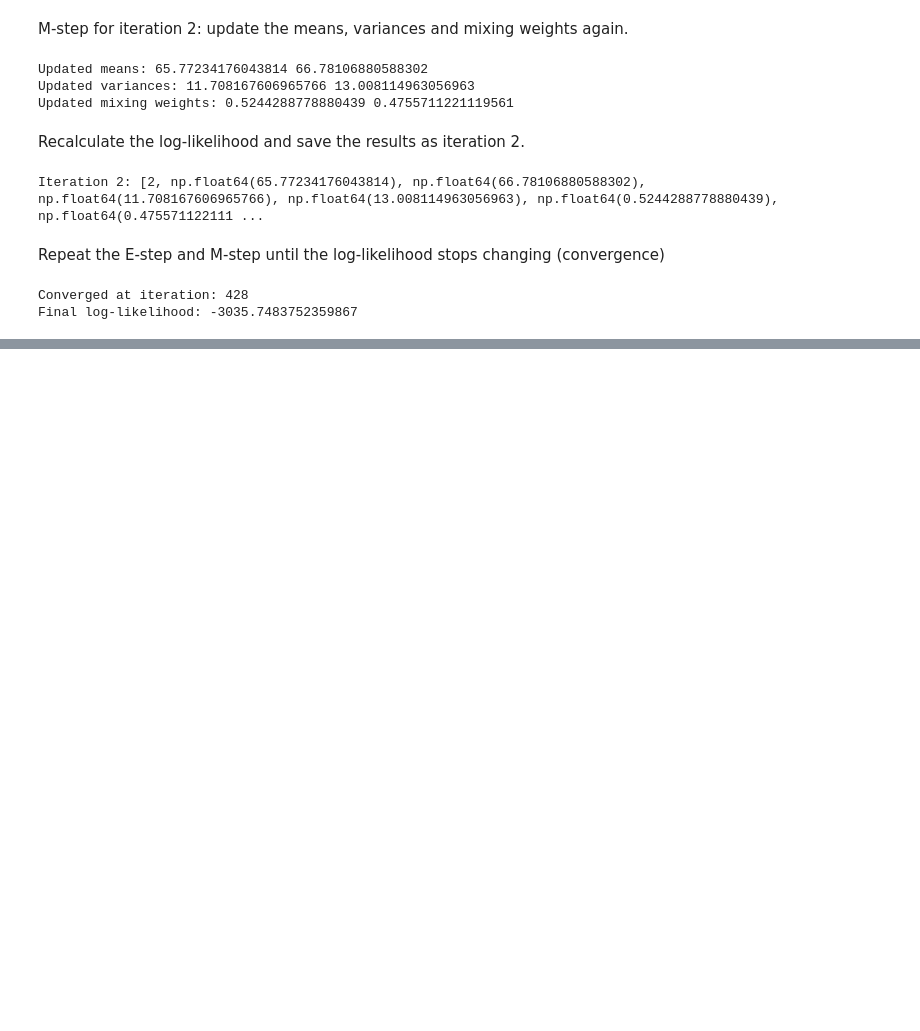
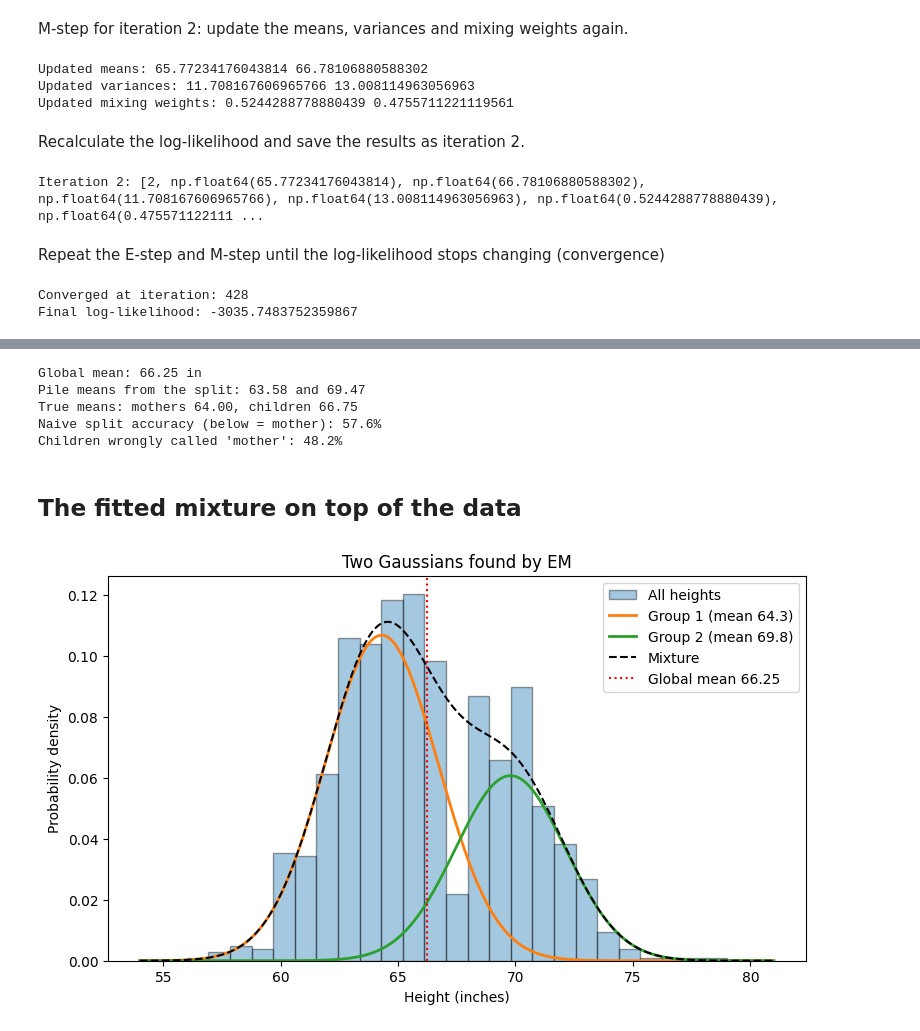
Before and after one commit to Bonesha-5/Group4_Formative3_Assignment, a Jupyter notebook: EM_algorithm.ipynb, the cells around one changed output, grey strips where cells are left out. Drawn from its saved outputs; the diff is of its cells as text; code cells hidden in the pictures; blank space fills up the shorter version.

```diff
--- a/EM_algorithm.ipynb
+++ b/EM_algorithm.ipynb
@@ -452,0 +495,39 @@ Final log-likelihood: -3035.7483752359867
+# %%
+true_labels = np.concatenate((np.zeros(len(mothers)), np.ones(len(children))))   # 0 = mother, 1 = child
+global_mean = np.mean(heights)
+
+below = heights[heights < global_mean]
+above = heights[heights >= global_mean]
+naive_pred = (heights >= global_mean).astype(int)
+
+print(f"Global mean: {global_mean:.2f} in")
+print(f"Pile means from the split: {below.mean():.2f} and {above.mean():.2f}")
+print(f"True means: mothers {mothers.mean():.2f}, children {children.mean():.2f}")
+print(f"Naive split accuracy (below = mother): {np.mean(naive_pred == true_labels):.1%}")
+print(f"Children wrongly called 'mother': {np.mean(naive_pred[true_labels == 1] == 0):.1%}")
+# %% [output]
+Global mean: 66.25 in
+Pile means from the split: 63.58 and 69.47
+True means: mothers 64.00, children 66.75
+Naive split accuracy (below = mother): 57.6%
+Children wrongly called 'mother': 48.2%
+# %% [markdown]
+## The fitted mixture on top of the data
+# %%
+xs = np.linspace(heights.min() - 2, heights.max() + 2, 400)
+curve1 = pi1 * gaussian_pdf(xs, mean1, var1)
+curve2 = pi2 * gaussian_pdf(xs, mean2, var2)
+
+plt.figure(figsize=(9, 5))
+plt.hist(heights, bins=25, density=True, edgecolor="black", alpha=0.4, label="All heights")
+plt.plot(xs, curve1, linewidth=2, label=f"Group 1 (mean {mean1:.1f})")
+plt.plot(xs, curve2, linewidth=2, label=f"Group 2 (mean {mean2:.1f})")
+plt.plot(xs, curve1 + curve2, "k--", linewidth=1.5, label="Mixture")
+plt.axvline(global_mean, color="red", linestyle=":", label=f"Global mean {global_mean:.2f}")
+plt.xlabel("Height (inches)")
+plt.ylabel("Probability density")
+plt.title("Two Gaussians found by EM")
+plt.legend()
+plt.show()
+# %% [output]
+[figure, added]
```
Also changed, not shown: parts of 8 cells of this notebook.
